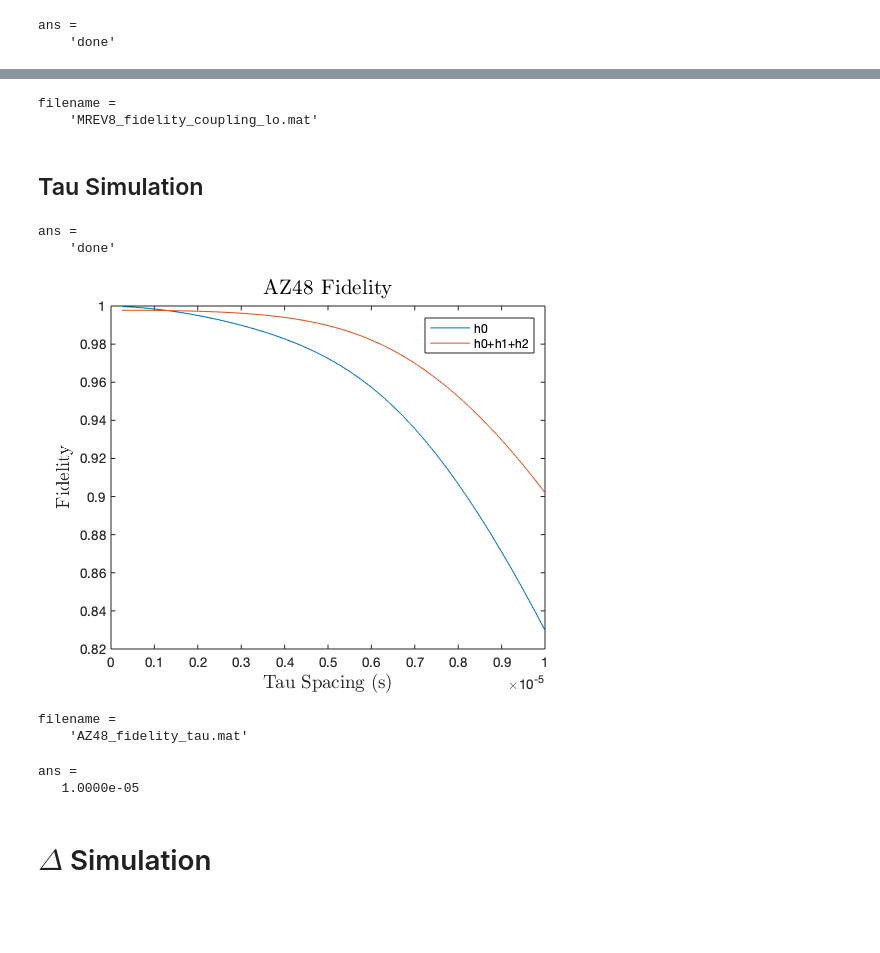
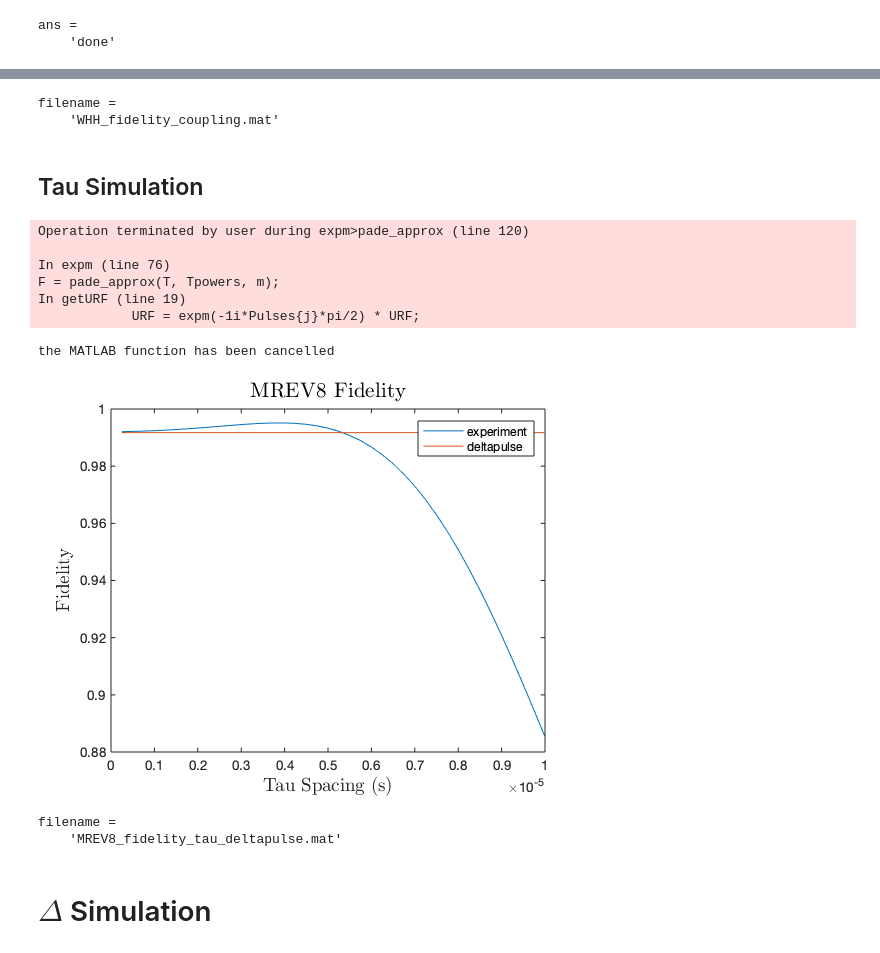
Before and after one commit to wynter-alford/spin-tools, a Jupyter notebook: One Parameter SpinSim.ipynb, the cells around one changed output, grey strips where cells are left out. Saved outputs shown, nothing was run; the diff lists cells and outputs as text; code cells hidden in the pictures; blank space fills up the shorter version.

Commit message:
Added Cavg simulation
A new section of the One Parameter SpinSim allows for the calculation of Cavg to compare with propagator fidelity.

```diff
--- a/One Parameter SpinSim.ipynb
+++ b/One Parameter SpinSim.ipynb
@@ -261,13 +267,17 @@ ans =
 # %%
-%filename = strcat(testSequence,'_fidelity_coupling.mat')
-filename = strcat(testSequence,'_fidelity_coupling_lo.mat')
+filename = strcat(testSequence,'_fidelity_coupling.mat')
+%filename = strcat(testSequence,'_fidelity_coupling_lo.mat')
 
 save(filename,'couplings','results','results_h2','Delta','tau')
 # %% [output]
 filename =
-    'MREV8_fidelity_coupling_lo.mat'
+    'WHH_fidelity_coupling.mat'
 # %% [markdown]
 ## Tau Simulation
+# %%
+testSequence = 'CORY48';
+% Valid choices are: 'WHH', 'MREV8', 'CORY48', 'CORY24',
+% 'YXX48', 'YXX24', 'YXX24S' (symmetrized YXX-24), 'AZ48'
 # %%
 global Pulses dim
 %% Initialize Test Variables
@@ -362,14 +367,24 @@ for dipVal=1:length(as)
         Uxbar = (expm(-1i*2*pi*(Hint-f1*X)*pulse));
         Uybar = (expm(-1i*2*pi*(Hint-f1*Y)*pulse));
 
+        %delta pulse unitary operators
+        UDx = (expm(-1i*2*pi*(f1*X)*pulse));
+        UDy = (expm(-1i*2*pi*(f1*Y)*pulse));
+        UDxbar = (expm(-1i*2*pi*(-f1*X)*pulse));
+        UDybar = (expm(-1i*2*pi*(-f1*Y)*pulse));
+
         % SIMULATE SPIN DYNAMICS - - - - - - - - - - - -
 
         % (Choose desired sequence to test)
         if strcmp(testSequence, 'WHH')
             testUnitary = Utau*Uxbar*Utau*Uy*Utau*Utau*Uybar*Utau*Ux*Utau;
+            deltaUnitary = Utau*UDxbar*Utau*UDy*Utau*Utau*UDybar*Utau*UDx*Utau;
             Havg = (Delta / 3) * (X + Y + Z);
             testCyc = 12;
+
             cycleTime = 4 * pulse + 6 * tau;
+            deltaCycleTime = 6 * tau;
+
             U0 = expm(-1i*Havg*2*pi*cycleTime);
 
         elseif strcmp(testSequence, 'MREV8')
@@ -482,12 +497,15 @@ for dipVal=1:length(as)
 % SPIN SIMULATION - - - - - - - - -
 
         UcumExp = testUnitary;  % experimental
+        UcumD = deltaUnitary;    %infinitesimal (delta) pulses
+
         UcumH0 = U0;            % target (H0 for spectroscopic, id for time-suspension)
         UcumHavg = Uavg;        % first 3 terms
 
         for cycleCount=1:Ncyc
             fidelity0 = zeros(Ncyc, 1);
             fidelity3 = zeros(Ncyc, 1);
+            fidelityD = zeros(Ncyc, 1);
 
             %Unitary Evolution
 
@@ -497,14 +515,18 @@ for dipVal=1:length(as)
             fidelity0(cycleCount) = metric(UcumExp, UcumH0, N); %exp compared to order 0
             fidelity3(cycleCount) = metric(UcumExp, UcumHavg, N); %exp compared to orders 0-2
 
+            fidelityD(cycleCount) = metric(UcumD, UcumH0, N); %deltapulse compared to order 0
+
             UcumExp = UcumExp * testUnitary;
             UcumH0 = UcumH0 * U0;
             UcumHavg = UcumHavg * Uavg;
+            UcumD = UcumD * deltaUnitary;
 
         end
 
         raw_results(dipVal,testVal)=fidelity0(Ncyc);
-        raw_results_h2(dipVal,testVal)=fidelity3(Ncyc);
+        %raw_results_h2(dipVal,testVal)=fidelity3(Ncyc);
+        raw_results_h2(dipVal,testVal) = fidelityD(Ncyc);
 
     end
 end
@@ -517,33 +539,33 @@ for d=1:40
 end
 'done'
 # %% [output]
-ans =
-    'done'
+Operation terminated by user during expm>pade_approx (line 120)
+
+In expm (line 76)
+F = pade_approx(T, Tpowers, m);
+In getURF (line 19)
+            URF = expm(-1i*Pulses{j}*pi/2) * URF;
+the MATLAB function has been cancelled
 # %%
 plot(taus(:,1),results(:,1))
 hold on
 plot(taus(:,1),results_h2(:,1))
 
 h=title(strcat(testSequence,' Fidelity'));
 set(h,'interpreter','latex','fontsize', 16);
 h = xlabel('Tau Spacing (s)');
 set(h,'interpreter','latex','fontsize',14);
 h = ylabel('Fidelity');
 set(h,'interpreter','latex','fontsize',14);
-legend('h0','h0+h1+h2')
+legend('experiment','deltapulse')
 # %% [output]
-[figure, old version]
+[figure, new version]
 # %%
-filename = strcat(testSequence,'_fidelity_tau.mat')
+filename = strcat(testSequence,'_fidelity_tau_deltapulse.mat')
 save(filename,'taus','results','results_h2','Delta','coupling')
 # %% [output]
 filename =
-    'AZ48_fidelity_tau.mat'
+    'MREV8_fidelity_tau_deltapulse.mat'
-# %%
-Taus(3)
-# %% [output]
-ans =
-   1.0000e-05
 # %% [markdown]
 # $\Delta$ Simulation
 # %%
```
Also changed, not shown: parts of 26 cells of this notebook.
